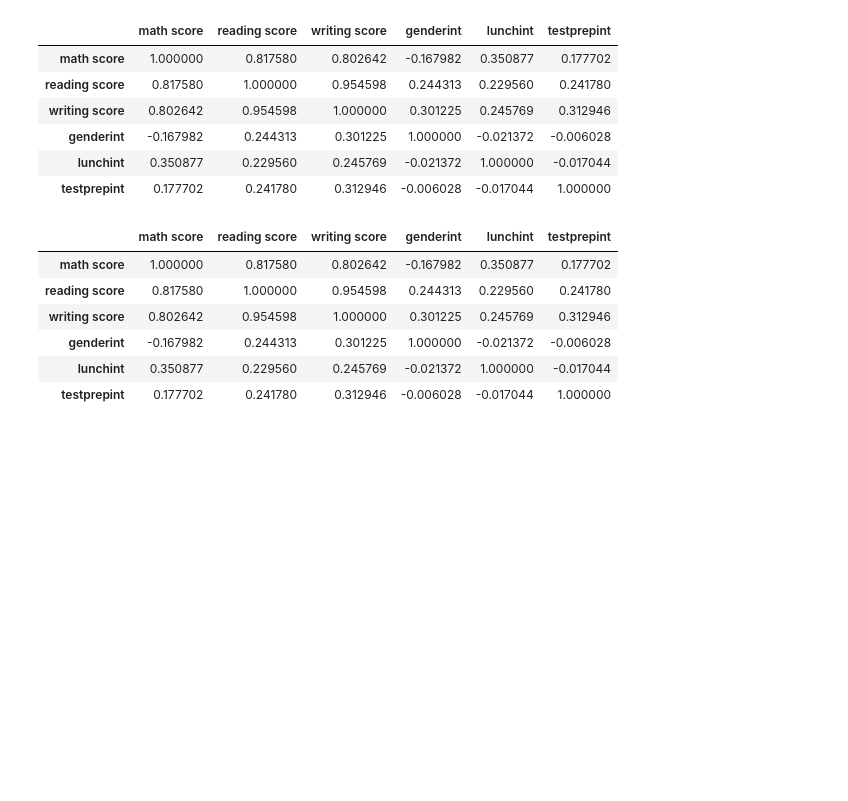
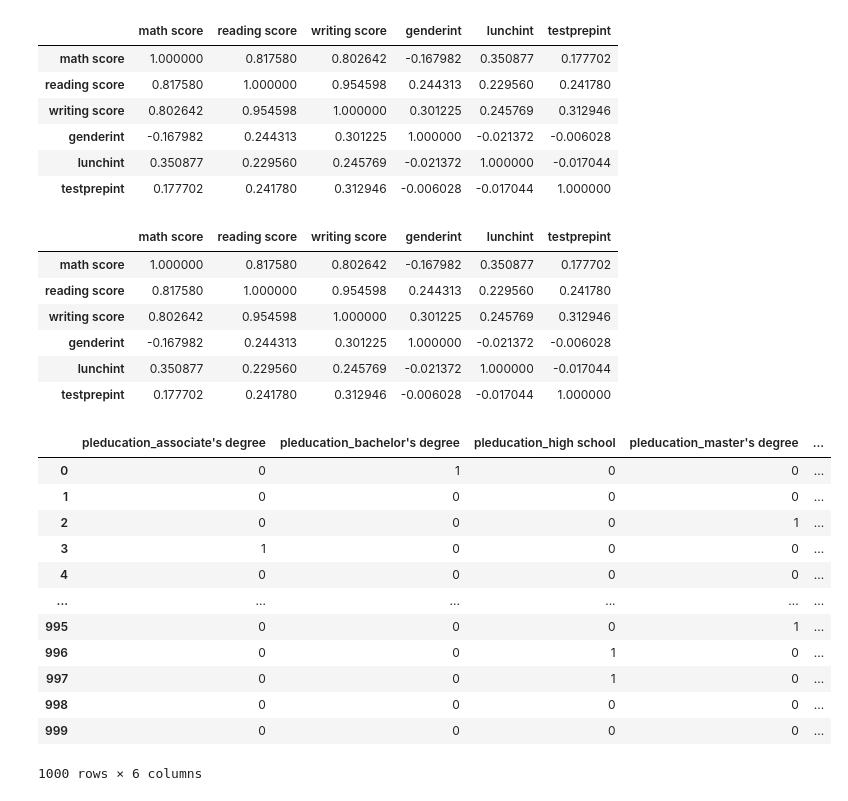
Before and after one commit to SunTzuLombardi/data-visualization-practice, a Jupyter notebook: visualization_practice.ipynb, the cells around one changed output. Drawn from its saved outputs; the diff is of its cells as text; code cells hidden in the pictures; blank space fills up the shorter version.

Commit message:
investigated one hot encoding for the cat columns

```diff
--- a/visualization_practice.ipynb
+++ b/visualization_practice.ipynb
@@ -306,3 +306,19 @@ df.corr().style.background_gradient(cmap=cm)
 | genderint | -0.167982 | 0.244313 | 0.301225 | 1.000000 | -0.021372 | -0.006028 |
 | lunchint | 0.350877 | 0.229560 | 0.245769 | -0.021372 | 1.000000 | -0.017044 |
 | testprepint | 0.177702 | 0.241780 | 0.312946 | -0.006028 | -0.017044 | 1.000000 |
+# %%
+pd.get_dummies(df['parental level of education'], prefix='pleducation')
+# %% [output]
+|  | pleducation_associate's degree | pleducation_bachelor's degree | pleducation_high school | pleducation_master's degree | ... |
+| 0 | 0 | 1 | 0 | 0 | ... |
+| 1 | 0 | 0 | 0 | 0 | ... |
+| 2 | 0 | 0 | 0 | 1 | ... |
+| 3 | 1 | 0 | 0 | 0 | ... |
+| 4 | 0 | 0 | 0 | 0 | ... |
+| ... | ... | ... | ... | ... | ... |
+| 995 | 0 | 0 | 0 | 1 | ... |
+| 996 | 0 | 0 | 1 | 0 | ... |
+| 997 | 0 | 0 | 1 | 0 | ... |
+| 998 | 0 | 0 | 0 | 0 | ... |
+| 999 | 0 | 0 | 0 | 0 | ... |
+1000 rows × 6 columns
```
Also changed, not shown: parts of 1 cell of this notebook.
